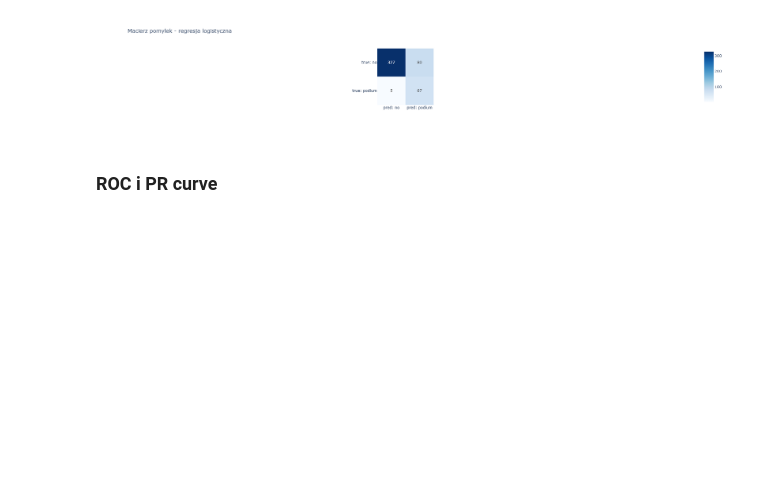
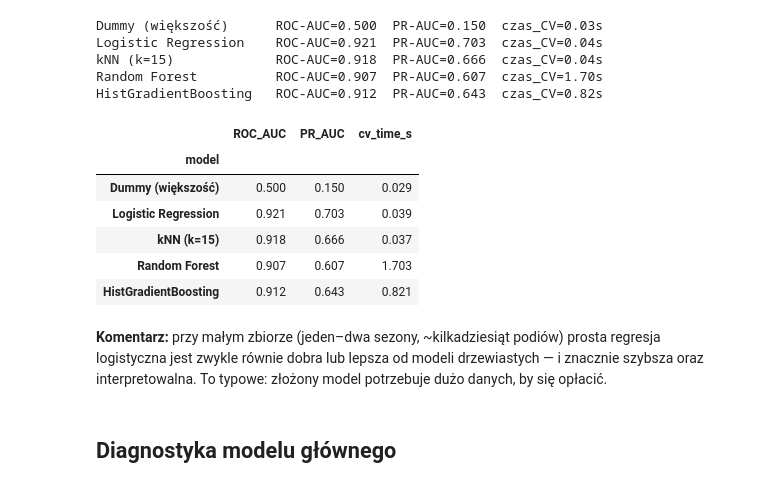
Before and after one commit to straightchlorine/f1-ml-lab, a Jupyter notebook: notebooks/04-classification-podium.ipynb, the cells around one changed output. Cells and saved outputs as stored; diff of their text form; code cells hidden in the pictures; blank space fills up the shorter version.

```diff
--- a/notebooks/04-classification-podium.ipynb
+++ b/notebooks/04-classification-podium.ipynb
@@ -53,0 +46,15 @@ cechy: ['Team', 'GridPosition']
+# %%
+cat_cols = ['Team']
+num_cols = ['GridPosition']
+if dr['quali_gap_s'].notna().sum() > 0.5 * len(dr):
+    num_cols.append('quali_gap_s')
+    dr['quali_gap_s'] = dr['quali_gap_s'].fillna(dr['quali_gap_s'].median())
+    print('quali_gap_s UŻYTE jako cecha (wypełnione:', dr.quali_gap_s.notna().sum(), ')')
+else:
+    print('quali_gap_s pominięte — za dużo braków')
+
+features = cat_cols + num_cols
+X = dr[features].copy()
+y = dr['podium'].values
+cv = StratifiedKFold(n_splits=5, shuffle=True, random_state=42)
+print('cechy:', features)
@@ -105,0 +131,45 @@ HGB    ROC-AUC=0.921  PR-AUC=0.641
+# %%
+def make(est, scale=True):
+    steps = [('cat', OneHotEncoder(handle_unknown='ignore', sparse_output=False), cat_cols)]
+    steps.append(('num', StandardScaler() if scale else 'passthrough', num_cols))
+    return Pipeline([('pre', ColumnTransformer(steps)), ('clf', est)])
+
+models = {
+    'Dummy (większość)': make(DummyClassifier(strategy='most_frequent')),
+    'Logistic Regression': make(LogisticRegression(class_weight='balanced', max_iter=1000)),
+    'kNN (k=15)': make(KNeighborsClassifier(n_neighbors=15)),
+    'Random Forest': make(RandomForestClassifier(n_estimators=300, class_weight='balanced',
+                                                 n_jobs=-1, random_state=42), scale=False),
+    'HistGradientBoosting': make(HistGradientBoostingClassifier(
+        learning_rate=0.05, max_iter=200, l2_regularization=1.0,
+        class_weight='balanced', random_state=42), scale=False),
+}
+
+rows = []
+for name, model in models.items():
+    t = time.perf_counter()
+    try:
+        proba = cross_val_predict(model, X, y, cv=cv, method='predict_proba')[:, 1]
+        auc = roc_auc_score(y, proba); ap = average_precision_score(y, proba)
+    except Exception:
+        pred = cross_val_predict(model, X, y, cv=cv)
+        auc = roc_auc_score(y, pred); ap = average_precision_score(y, pred)
+    dt = time.perf_counter() - t
+    rows.append(dict(model=name, ROC_AUC=auc, PR_AUC=ap, cv_time_s=dt))
+    print(f'{name:<22} ROC-AUC={auc:.3f}  PR-AUC={ap:.3f}  czas_CV={dt:.2f}s')
+
+bench = pd.DataFrame(rows).set_index('model').round(3)
+bench
+# %% [output]
+Dummy (większość)      ROC-AUC=0.500  PR-AUC=0.150  czas_CV=0.03s
+Logistic Regression    ROC-AUC=0.921  PR-AUC=0.703  czas_CV=0.04s
+kNN (k=15)             ROC-AUC=0.918  PR-AUC=0.666  czas_CV=0.04s
+Random Forest          ROC-AUC=0.907  PR-AUC=0.607  czas_CV=1.70s
+HistGradientBoosting   ROC-AUC=0.912  PR-AUC=0.643  czas_CV=0.82s
+|  | ROC_AUC | PR_AUC | cv_time_s |
+| model |  |  |  |
+| Dummy (większość) | 0.500 | 0.150 | 0.029 |
+| Logistic Regression | 0.921 | 0.703 | 0.039 |
+| kNN (k=15) | 0.918 | 0.666 | 0.037 |
+| Random Forest | 0.907 | 0.607 | 1.703 |
+| HistGradientBoosting | 0.912 | 0.643 | 0.821 |
@@ -106,13 +184,16 @@ HGB    ROC-AUC=0.921  PR-AUC=0.641
+# %% [markdown]
+**Komentarz:** przy małym zbiorze (jeden–dwa sezony, ~kilkadziesiąt podiów) prosta regresja
+logistyczna jest zwykle równie dobra lub lepsza od modeli drzewiastych — i znacznie szybsza
+oraz interpretowalna. To typowe: złożony model potrzebuje dużo danych, by się opłacić.
+# %% [markdown]
+## Diagnostyka modelu głównego
 # %%
 cm = confusion_matrix(y, pred_logit)
 fig = px.imshow(cm, text_auto=True, color_continuous_scale='Blues',
-                x=['pred: no', 'pred: podium'], y=['true: no', 'true: podium'],
-                title='Macierz pomylek - regresja logistyczna')
+                x=['pred: nie', 'pred: podium'],
+                y=['rzecz.: nie', 'rzecz.: podium'],
+                title='Macierz pomyłek — regresja logistyczna')
 fig.show()
-# %% [output]
-[figure, removed]
-# %% [markdown]
-### ROC i PR curve
 # %%
 fpr, tpr, _ = roc_curve(y, proba_logit)
 prec, rec, _ = precision_recall_curve(y, proba_logit)
```
Also changed, not shown: parts of 24 cells of this notebook, 13 other files.
